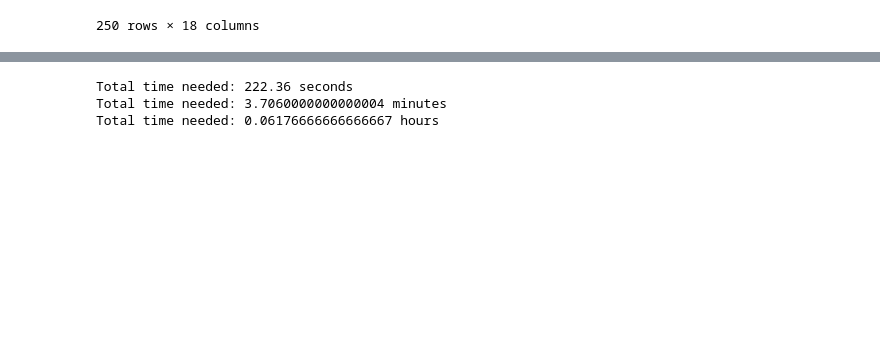
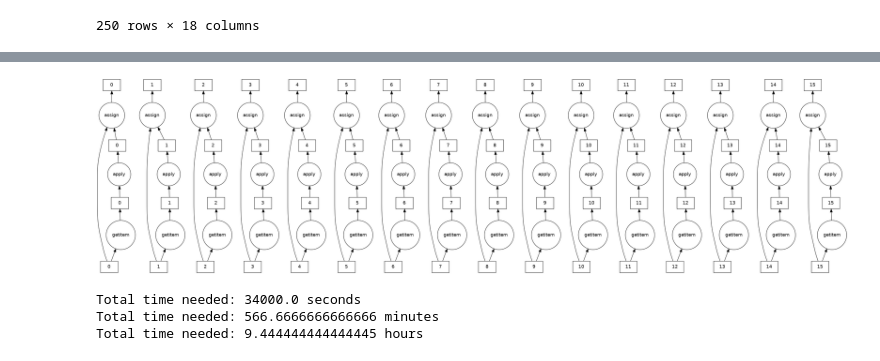
Before and after one commit to KristianDamPedersen/fakenewsproject, a Jupyter notebook: textprocessing.ipynb, the cells around one changed output, grey strips where cells are left out. Cells and saved outputs as stored; diff of their text form; code cells hidden in the pictures; blank space fills up the shorter version.

Commit message:
text processing - 10 hours

```diff
--- a/textprocessing.ipynb
+++ b/textprocessing.ipynb
@@ -172,7 +172,7 @@ pandas_df
 | 249 | 249 | 249 | 39558 | www.newsmax.com | NaN | https://www.newsmax.com/newsfront... | Former U.S. President Bill Clinto... | 2018-01-25 20:13:50.426130 | 2018-02-02 01:19:41.756632 | ... |
 250 rows × 17 columns
 # %%
-ddf = dask.dataframe.from_pandas(pandas_df, npartitions=2)
+ddf = dask.dataframe.from_pandas(pandas_df, npartitions=16)
 ddf.compute()
 # %% [output]
 |  | Unnamed: 0.1 | Unnamed: 0 | id | domain | type | url | content | scraped_at | inserted_at | ... |
@@ -189,7 +189,7 @@ ddf.compute()
 | 249 | 249 | 249 | 39558 | www.newsmax.com | NaN | https://www.newsmax.com/newsfront... | Former U.S. President Bill Clinto... | 2018-01-25 20:13:50.426130 | 2018-02-02 01:19:41.756632 | ... |
 250 rows × 17 columns
 # %%
-ddf_test = ddf
+ddf_test = ddf.copy()
 ddf_test['cleaned_content'] = ddf_test.content.apply(preprocess, meta=('cleaned_content', 'object'))
 ddf_test.compute()
 # %% [output]
@@ -215,7 +225,11 @@ ddf_timing['cleaned_content'] = ddf_timing.content.apply(preprocess, meta=('clea
+# %%
+ddf_test.visualize()
+# %% [output]
+[figure, added]
 # %%
 # Total estimated time needed
 total_rows = 8500000
-total_time_ms = 6.54 * (total_rows/250)
+total_time_ms = 1000 * (total_rows/250)
 total_time_s = total_time_ms / 1000
 print("Total time needed: " + str(total_time_s) + " seconds")
 total_time_m = total_time_s / 60
@@ -223,6 +237,6 @@ print("Total time needed: " + str(total_time_m) + " minutes")
 total_time_h = total_time_m / 60
 print("Total time needed: " + str(total_time_h) + " hours")
 # %% [output]
-Total time needed: 222.36 seconds
-Total time needed: 3.7060000000000004 minutes
-Total time needed: 0.06176666666666667 hours
+Total time needed: 34000.0 seconds
+Total time needed: 566.6666666666666 minutes
+Total time needed: 9.444444444444445 hours
```
Also changed, not shown: parts of 2 cells of this notebook.
